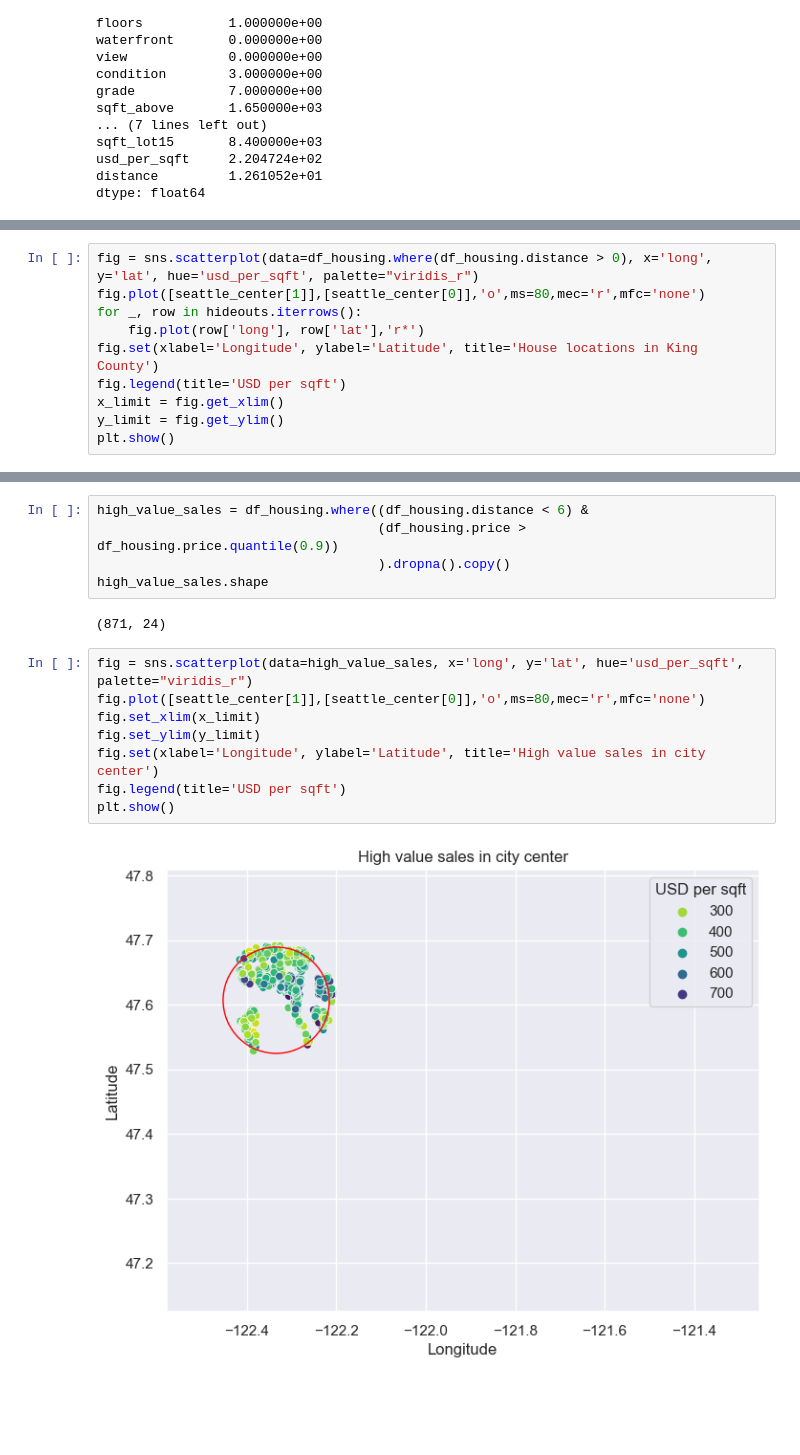
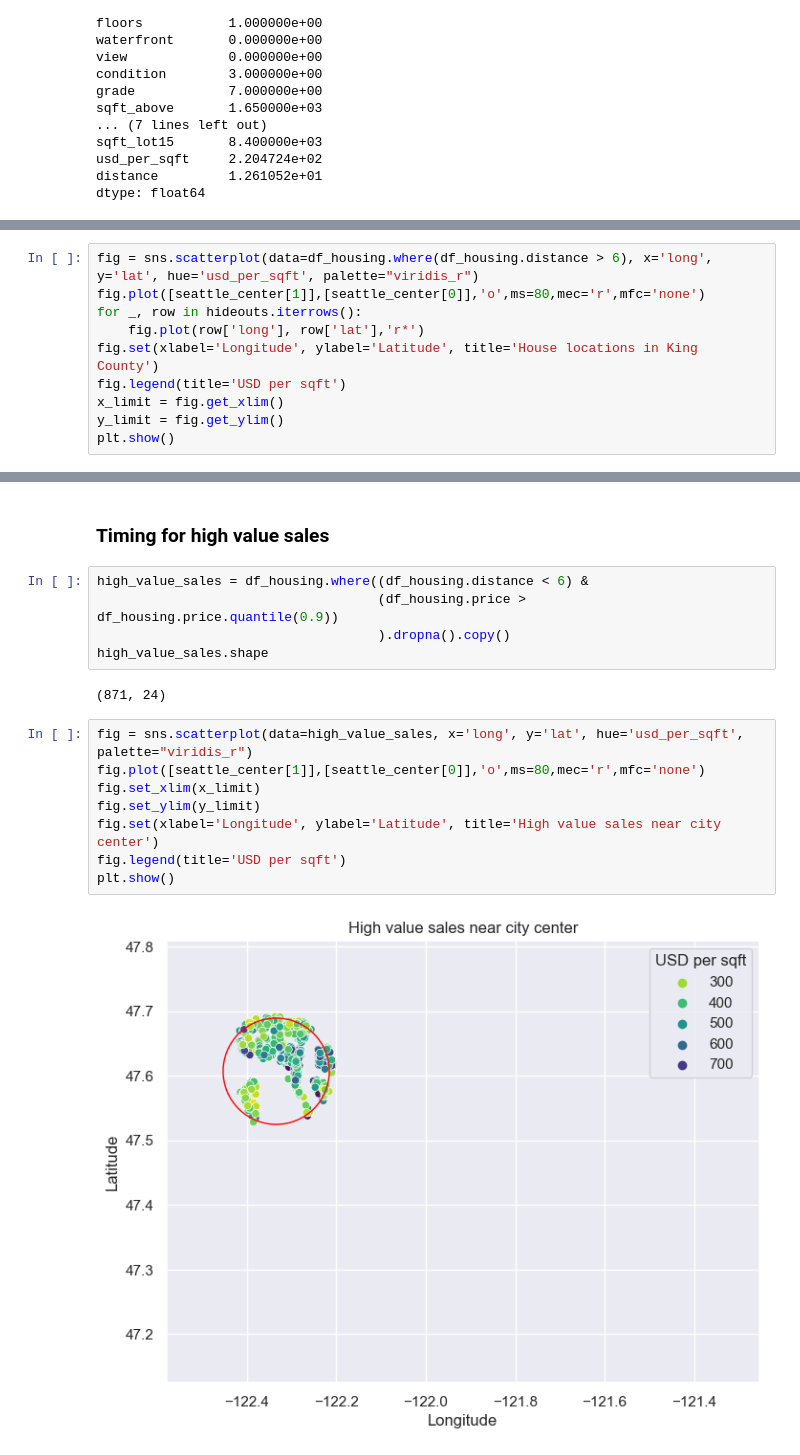
Before and after one commit to markus-baden/eda-king-county-housing, a Jupyter notebook: EDA.ipynb, the cells around one changed output, grey strips where cells are left out. Cells and saved outputs as stored; diff of their text form; blank space fills up the shorter version.

```diff
--- a/EDA.ipynb
+++ b/EDA.ipynb
@@ -327,7 +305,7 @@ nr. | date	| price	|house_id	|sqft_living	|sqft_lot	|sqft_basement	|yr_built	|la
 5	|2015-03-23	|415000	|2561330040	|1820	|9694	|580.000	|1977	|47.616	|-122.050	|1820	|9694	|13.333	|228.022
 6	|2014-12-11	|300000	|2143700406	|2000	|7560	|600.000	|1979	|47.480	|-122.228	|2040	|6949	|10.178	|150.000
 # %%
-fig = sns.scatterplot(data=df_housing.where(df_housing.distance > 0), x='long', y='lat', hue='usd_per_sqft', palette="viridis_r")
+fig = sns.scatterplot(data=df_housing.where(df_housing.distance > 6), x='long', y='lat', hue='usd_per_sqft', palette="viridis_r")
 fig.plot([seattle_center[1]],[seattle_center[0]],'o',ms=80,mec='r',mfc='none')
 for _, row in hideouts.iterrows():
     fig.plot(row['long'], row['lat'],'r*')
@@ -399,3 +365,5 @@ The number of sales on Saturdays is only 5% to 6% of the number of sales on week
+# %% [markdown]
+### Timing for high value sales
 # %%
 high_value_sales = df_housing.where((df_housing.distance < 6) &
                                     (df_housing.price > df_housing.price.quantile(0.9))
@@ -406,13 +374,13 @@ high_value_sales.shape
 # %%
 fig = sns.scatterplot(data=high_value_sales, x='long', y='lat', hue='usd_per_sqft', palette="viridis_r")
 fig.plot([seattle_center[1]],[seattle_center[0]],'o',ms=80,mec='r',mfc='none')
 fig.set_xlim(x_limit)
 fig.set_ylim(y_limit)
-fig.set(xlabel='Longitude', ylabel='Latitude', title='High value sales in city center')
+fig.set(xlabel='Longitude', ylabel='Latitude', title='High value sales near city center')
 fig.legend(title='USD per sqft')
 plt.show()
 # %% [output]
-[figure, old version]
+[figure, new version]
 # %%
 fig = sns.boxplot( x=high_value_sales.date.dt.month, y=high_value_sales["usd_per_sqft"], color="aquamarine");
 fig.set(xlabel='Month', ylabel='USD per sqft', title='High value sales prices per square foot over the year')
```
Also changed, not shown: parts of 32 cells of this notebook, 7 other files.
